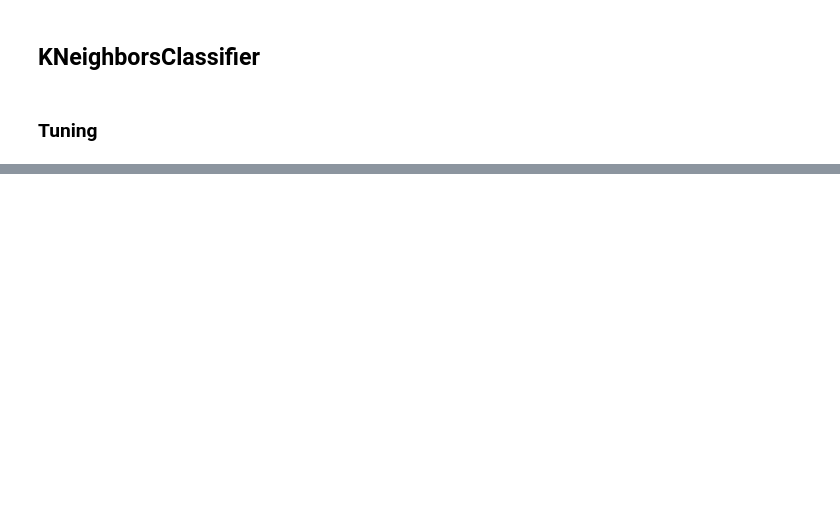
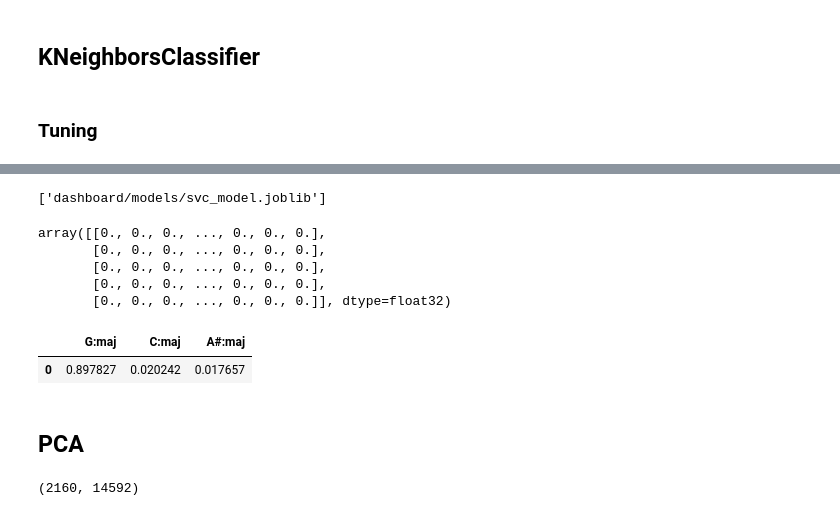
Before and after one commit to derSchmetterling/chord_recognition, a Jupyter notebook: models_pcp.ipynb, the cells around one changed output, grey strips where cells are left out. Drawn from its saved outputs; the diff is of its cells as text; code cells hidden in the pictures; blank space fills up the shorter version.

```diff
--- a/models_pcp.ipynb
+++ b/models_pcp.ipynb
@@ -8,5 +8,5 @@ import mlflow
 # X = np.load("X-mel_spec.npy")
 # y = np.load("y-mel_spec.npy")
 
-X = np.load("X-PCP.npy")
-y = np.load("y-PCP.npy")
+X = np.load("X_PCP_FREQ.npy")
+y = np.load("y_PCP_FREQ.npy")
@@ -180,0 +217,21 @@ weighted avg       0.51      0.48      0.48       373
+# %%
+from sklearn import svm
+
+def svm_model():
+
+  mlflow.autolog(exclusive=False)
+
+  with mlflow.start_run():
+    mlflow.log_param("example_param", "example_value")
+    clf = svm.SVC(decision_function_shape='ovo', probability= True)
+    clf.fit(X_train_rf, y_train)
+    metrics(clf, X_test_rf, y_test)
+
+    preds = clf.predict(X_test_rf)
+    mlflow.log_metric("test f1-score", f1_score(y_test, preds, average = 'macro'))
+    mlflow.log_metric("accuracy", accuracy_score(y_test, preds))
+
+    return clf
+
+
+model = svm_model()
@@ -180,0 +259,36 @@ weighted avg       0.51      0.48      0.48       373
+# %%
+## Save rf model with pickle method
+from joblib import dump
+
+dump(model , 'dashboard/models/svc_model.joblib')
+# %% [output]
+['dashboard/models/svc_model.joblib']
+# %%
+X_train_rf.shape
+X_train_rf[:5,:]
+# %% [output]
+array([[0., 0., 0., ..., 0., 0., 0.],
+       [0., 0., 0., ..., 0., 0., 0.],
+       [0., 0., 0., ..., 0., 0., 0.],
+       [0., 0., 0., ..., 0., 0., 0.],
+       [0., 0., 0., ..., 0., 0., 0.]], dtype=float32)
+# %%
+
+
+pred = model.predict_proba(X_train_rf[:5,:])[:1]
+
+model.classes_
+
+
+df_pred = pd.DataFrame(pred, columns=model.classes_)
+# %%
+df_pred.sort_values(by = 0, axis = 1, ascending=False).iloc[:, :3]
+# %% [output]
+|  | G:maj | C:maj | A#:maj |
+| 0 | 0.897827 | 0.020242 | 0.017657 |
+# %% [markdown]
+## PCA
+# %%
+X_rf.shape
+# %% [output]
+(2160, 14592)
```
Also changed, not shown: parts of 15 cells of this notebook, 4 other files.
